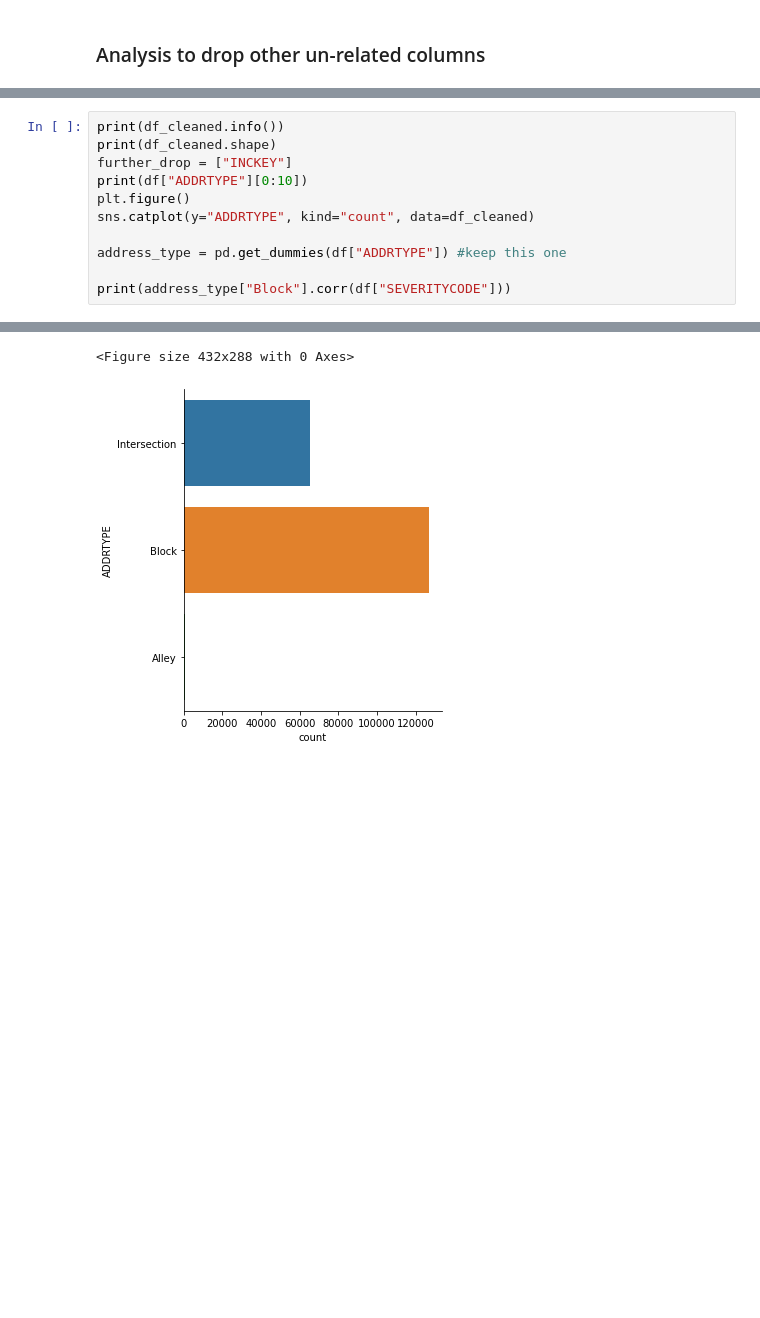
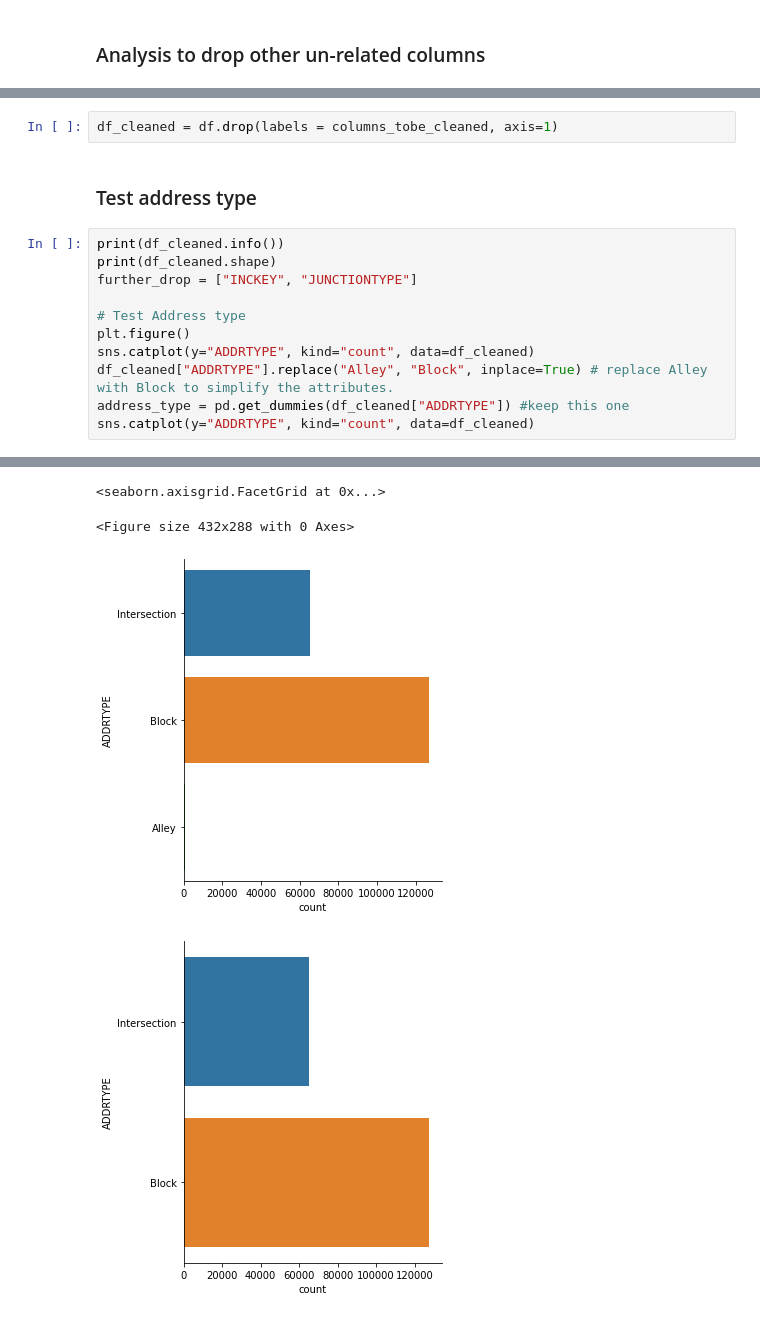
Before and after one commit to wgwei/Coursera_Capstone, a Jupyter notebook: Project_capstone.ipynb, the cells around one changed output, grey strips where cells are left out. Drawn from its saved outputs; the diff is of its cells as text; blank space fills up the shorter version.

Commit message:
further group data

```diff
--- a/Project_capstone.ipynb
+++ b/Project_capstone.ipynb
@@ -158,14 +157,18 @@ See the caveats in the documentation: https://pandas.pydata.org/pandas-docs/stab
+# %%
+df_cleaned = df.drop(labels = columns_tobe_cleaned, axis=1)
+# %% [markdown]
+### Test address type
 # %%
 print(df_cleaned.info())
 print(df_cleaned.shape)
-further_drop = ["INCKEY"]
-print(df["ADDRTYPE"][0:10])
+further_drop = ["INCKEY", "JUNCTIONTYPE"]
+
+# Test Address type
 plt.figure()
 sns.catplot(y="ADDRTYPE", kind="count", data=df_cleaned)
-
-address_type = pd.get_dummies(df["ADDRTYPE"]) #keep this one
-
-print(address_type["Block"].corr(df["SEVERITYCODE"]))
+df_cleaned["ADDRTYPE"].replace("Alley", "Block", inplace=True) # replace Alley with Block to simplify the attributes.
+address_type = pd.get_dummies(df_cleaned["ADDRTYPE"]) #keep this one
+sns.catplot(y="ADDRTYPE", kind="count", data=df_cleaned)
 # %% [output]
 <class 'pandas.core.frame.DataFrame'>
 RangeIndex: 194673 entries, 0 to 194672
@@ -187,2 +190,4 @@ Name: ADDRTYPE, dtype: object
-<Figure size 432x288 with 0 Axes>
+<seaborn.axisgrid.FacetGrid at 0x...>
+<Figure size 432x288 with 0 Axes>
 [figure]
+[figure, added]
```
Also changed, not shown: parts of 14 cells of this notebook.
